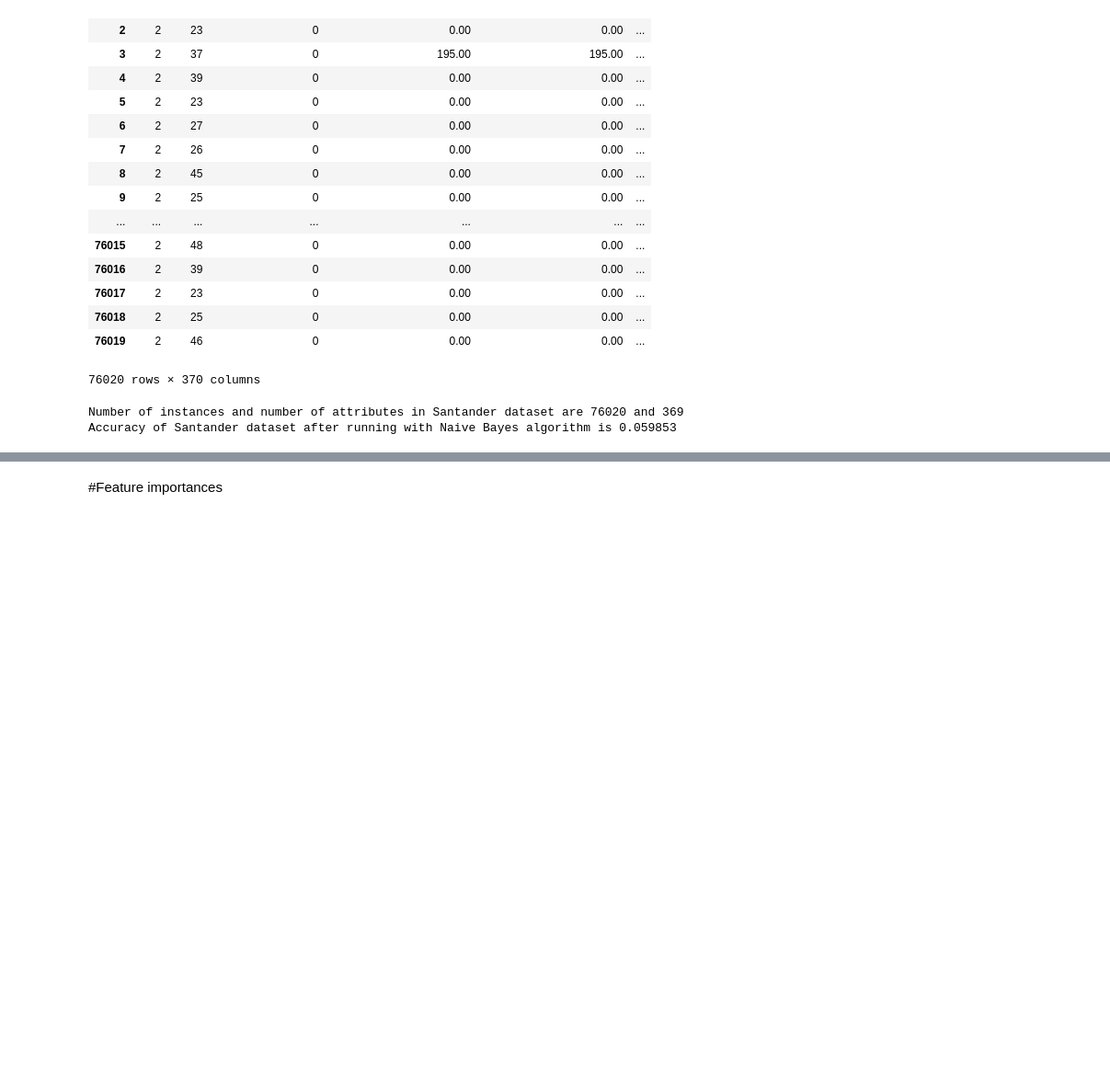
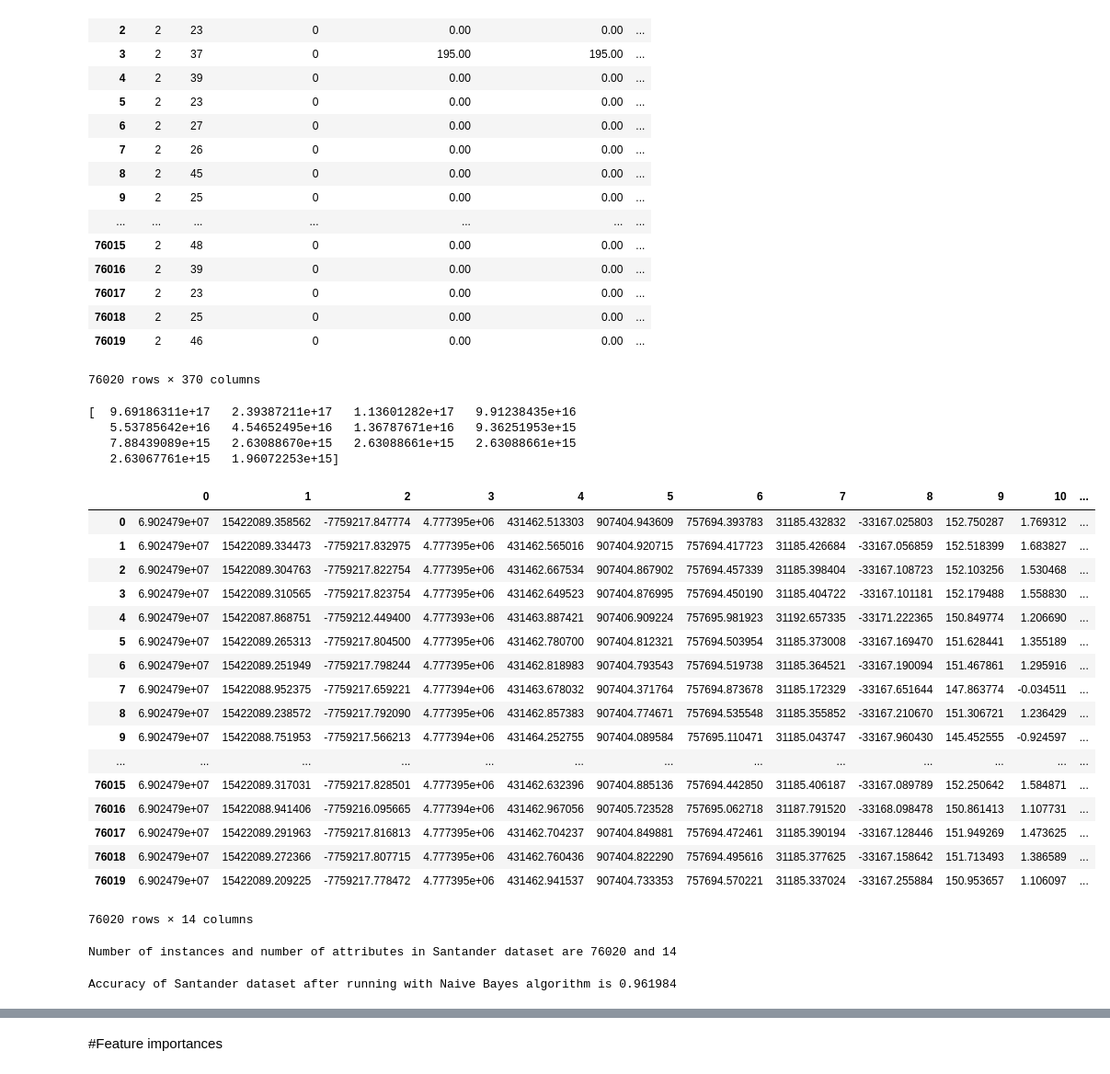
Before and after one commit to gkoshyk/Kaggle-SantanderCustomerSatisfaction, a Jupyter notebook: Santander Kaggle.ipynb, the cells around one changed output, grey strips where cells are left out. Shown at 92% size. Saved outputs shown, nothing was run; the diff lists cells and outputs as text; code cells hidden in the pictures; blank space fills up the shorter version.

Commit message:
Dimensionality reduction and Naive Bayes.

```diff
--- a/Santander Kaggle.ipynb
+++ b/Santander Kaggle.ipynb
@@ -97,23 +104,62 @@ classifier_map = {#"Decision Tree " : tree.DecisionTreeClassifier(),
+# %%
+pca = decomposition.PCA(n_components=14)
+pca.fit(santander_df)
+afterPCA = pca.transform(santander_df)
+print(pca.explained_variance_)
+#We can see like 14 components are important after not mentioning n_component parameter
+
+#Reference - http://scikit-learn.org/dev/tutorial/statistical_inference/unsupervised_learning.html#principal-component-analysis-pca
+#Choosing components
+# %% [output]
+[  9.69186311e+17   2.39387211e+17   1.13601282e+17   9.91238435e+16
+   5.53785642e+16   4.54652495e+16   1.36787671e+16   9.36251953e+15
+   7.88439089e+15   2.63088670e+15   2.63088661e+15   2.63088661e+15
+   2.63067761e+15   1.96072253e+15]
+# %%
+santander_df_after_PCA = pd.DataFrame(afterPCA)
+santander_df_after_PCA.index = santander_df.index
+# %%
+santander_df_after_PCA
+# %% [output]
+|  | 0 | 1 | 2 | 3 | 4 | 5 | 6 | 7 | 8 | 9 | 10 | ... |
+| 0 | 6.902479e+07 | 15422089.358562 | -7759217.847774 | 4.777395e+06 | 431462.513303 | 907404.943609 | 757694.393783 | 31185.432832 | -33167.025803 | 152.750287 | 1.769312 | ... |
+| 1 | 6.902479e+07 | 15422089.334473 | -7759217.832975 | 4.777395e+06 | 431462.565016 | 907404.920715 | 757694.417723 | 31185.426684 | -33167.056859 | 152.518399 | 1.683827 | ... |
+| 2 | 6.902479e+07 | 15422089.304763 | -7759217.822754 | 4.777395e+06 | 431462.667534 | 907404.867902 | 757694.457339 | 31185.398404 | -33167.108723 | 152.103256 | 1.530468 | ... |
+| 3 | 6.902479e+07 | 15422089.310565 | -7759217.823754 | 4.777395e+06 | 431462.649523 | 907404.876995 | 757694.450190 | 31185.404722 | -33167.101181 | 152.179488 | 1.558830 | ... |
+| 4 | 6.902479e+07 | 15422087.868751 | -7759212.449400 | 4.777393e+06 | 431463.887421 | 907406.909224 | 757695.981923 | 31192.657335 | -33171.222365 | 150.849774 | 1.206690 | ... |
+| 5 | 6.902479e+07 | 15422089.265313 | -7759217.804500 | 4.777395e+06 | 431462.780700 | 907404.812321 | 757694.503954 | 31185.373008 | -33167.169470 | 151.628441 | 1.355189 | ... |
+| 6 | 6.902479e+07 | 15422089.251949 | -7759217.798244 | 4.777395e+06 | 431462.818983 | 907404.793543 | 757694.519738 | 31185.364521 | -33167.190094 | 151.467861 | 1.295916 | ... |
+| 7 | 6.902479e+07 | 15422088.952375 | -7759217.659221 | 4.777394e+06 | 431463.678032 | 907404.371764 | 757694.873678 | 31185.172329 | -33167.651644 | 147.863774 | -0.034511 | ... |
+| 8 | 6.902479e+07 | 15422089.238572 | -7759217.792090 | 4.777395e+06 | 431462.857383 | 907404.774671 | 757694.535548 | 31185.355852 | -33167.210670 | 151.306721 | 1.236429 | ... |
+| 9 | 6.902479e+07 | 15422088.751953 | -7759217.566213 | 4.777394e+06 | 431464.252755 | 907404.089584 | 757695.110471 | 31185.043747 | -33167.960430 | 145.452555 | -0.924597 | ... |
+| ... | ... | ... | ... | ... | ... | ... | ... | ... | ... | ... | ... | ... |
+| 76015 | 6.902479e+07 | 15422089.317031 | -7759217.828501 | 4.777395e+06 | 431462.632396 | 907404.885136 | 757694.442850 | 31185.406187 | -33167.089789 | 152.250642 | 1.584871 | ... |
+| 76016 | 6.902479e+07 | 15422088.941406 | -7759216.095665 | 4.777394e+06 | 431462.967056 | 907405.723528 | 757695.062718 | 31187.791520 | -33168.098478 | 150.861413 | 1.107731 | ... |
+| 76017 | 6.902479e+07 | 15422089.291963 | -7759217.816813 | 4.777395e+06 | 431462.704237 | 907404.849881 | 757694.472461 | 31185.390194 | -33167.128446 | 151.949269 | 1.473625 | ... |
+| 76018 | 6.902479e+07 | 15422089.272366 | -7759217.807715 | 4.777395e+06 | 431462.760436 | 907404.822290 | 757694.495616 | 31185.377625 | -33167.158642 | 151.713493 | 1.386589 | ... |
+| 76019 | 6.902479e+07 | 15422089.209225 | -7759217.778472 | 4.777395e+06 | 431462.941537 | 907404.733353 | 757694.570221 | 31185.337024 | -33167.255884 | 150.953657 | 1.106097 | ... |
+76020 rows × 14 columns
 # %%
-#Implementing the pseudo code.
+# Naive Bayes implementation
 
 
-classLabel = santander_df.pop('TARGET')
-print ("Number of instances and number of attributes in Santander dataset are %d and %d" % (len(santander_df.axes[0]),len(santander_df.axes[1])))
+print ("Number of instances and number of attributes in Santander dataset are %d and %d" % (len(santander_df_after_PCA.axes[0]),len(santander_df_after_PCA.axes[1])))
 f = open('ReportOfRunningScript.txt','w')
-f.write("Number of instances and number of attributes in Santander dataset are %d and %d" % (len(santander_df.axes[0]),len(santander_df.axes[1])))
+f.write("Number of instances and number of attributes in Santander dataset are %d and %d" % (len(santander_df_after_PCA.axes[0]),len(santander_df_after_PCA.axes[1])))
 f.close()
 
 # Variable to initialize random_state attribute to select different train test split each time. Used in splitting inside the loop.
 random_sample_selection_number = [42, 17]
-Xtrain, Xtest, ytrain, ytest = train_test_split(santander_df,classLabel,test_size=0.1,random_state=random_sample_selection_number.pop())
-
-clf = GaussianNB().fit(Xtrain, ytrain)
-score = clf.score(Xtest,ytest)
-print("Accuracy of Santander dataset after running with Naive Bayes algorithm is %f" % (score))
-f = open('ReportOfRunningScript.txt','a')
-f.write("Accuracy of Santander dataset after running with Naive Bayes algorithm is %f" % (score))
-f.close()
+Xtrain, Xtest, ytrain, ytest = train_test_split(santander_df_after_PCA,classLabel,test_size=0.1,random_state=random_sample_selection_number.pop())
 # %% [output]
-Number of instances and number of attributes in Santander dataset are 76020 and 369
-Accuracy of Santander dataset after running with Naive Bayes algorithm is 0.059853
+Number of instances and number of attributes in Santander dataset are 76020 and 14
+# %%
+# Fitting the classifier
+clf = BernoulliNB().fit(Xtrain, ytrain)
+score = clf.score(Xtest,ytest)
+print("Accuracy of Santander dataset after running with Naive Bayes algorithm is %f" % (score))
+f = open('ReportOfRunningScript.txt','a')
+f.write("Accuracy of Santander dataset after running with Naive Bayes algorithm is %f" % (score))
+f.close()
+# %% [output]
+Accuracy of Santander dataset after running with Naive Bayes algorithm is 0.961984
```
Also changed, not shown: parts of 12 cells of this notebook.
